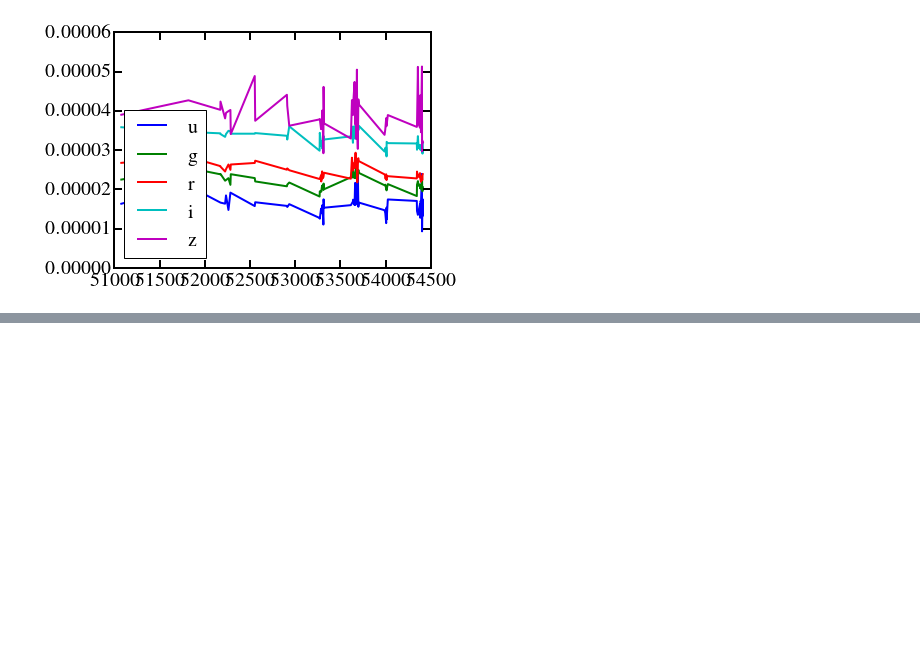
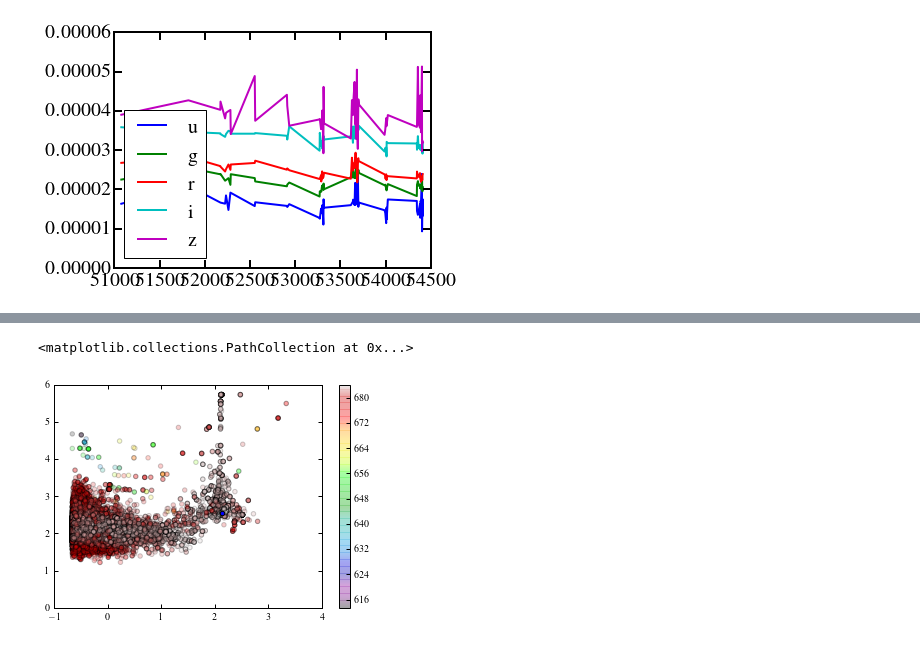
Before and after one commit to jmoreno28/QSO_S82_DRW_vs_DHO, a Jupyter notebook: PreviewLightcurvefiles.ipynb, the cells around one changed output, grey strips where cells are left out. Saved outputs shown, nothing was run; the diff lists cells and outputs as text; code cells hidden in the pictures; blank space fills up the shorter version.

```diff
--- a/PreviewLightcurvefiles.ipynb
+++ b/PreviewLightcurvefiles.ipynb
@@ -152,0 +268,14 @@ previewBands(test, labels=True)
+# %%
+color = (bestTask.LnPosterior.flatten() > 300)
+plt.scatter(np.log10(bestTask.timescaleChain[0,:,:].flatten())[color], np.log10(bestTask.timescaleChain[1,:,:].flatten())[color],
+            alpha = 0.2, c = bestTask.LnPosterior.flatten()[color]
+,cmap = 'nipy_spectral', edgecolor = None)
+plt.colorbar()
+
+plt.scatter(np.log10(bestTask.bestTau[0]),np.log10(bestTask.bestTau[1]))
+
+#plt.ylim([.9,1])
+#plt.ylim([.9,1])
+# %% [output]
+<matplotlib.collections.PathCollection at 0x...>
+[figure, added]
```
Also changed, not shown: parts of 11 cells of this notebook.
